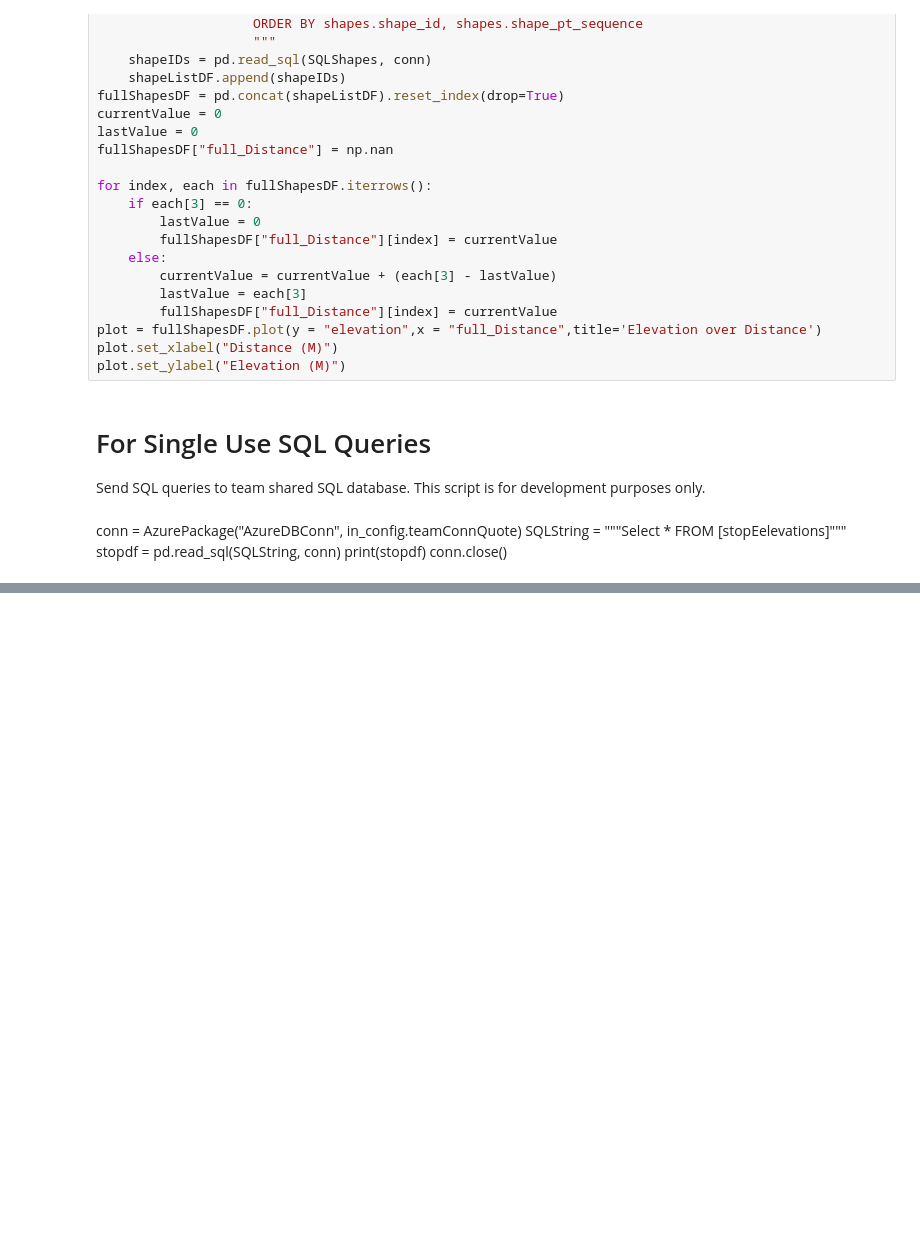
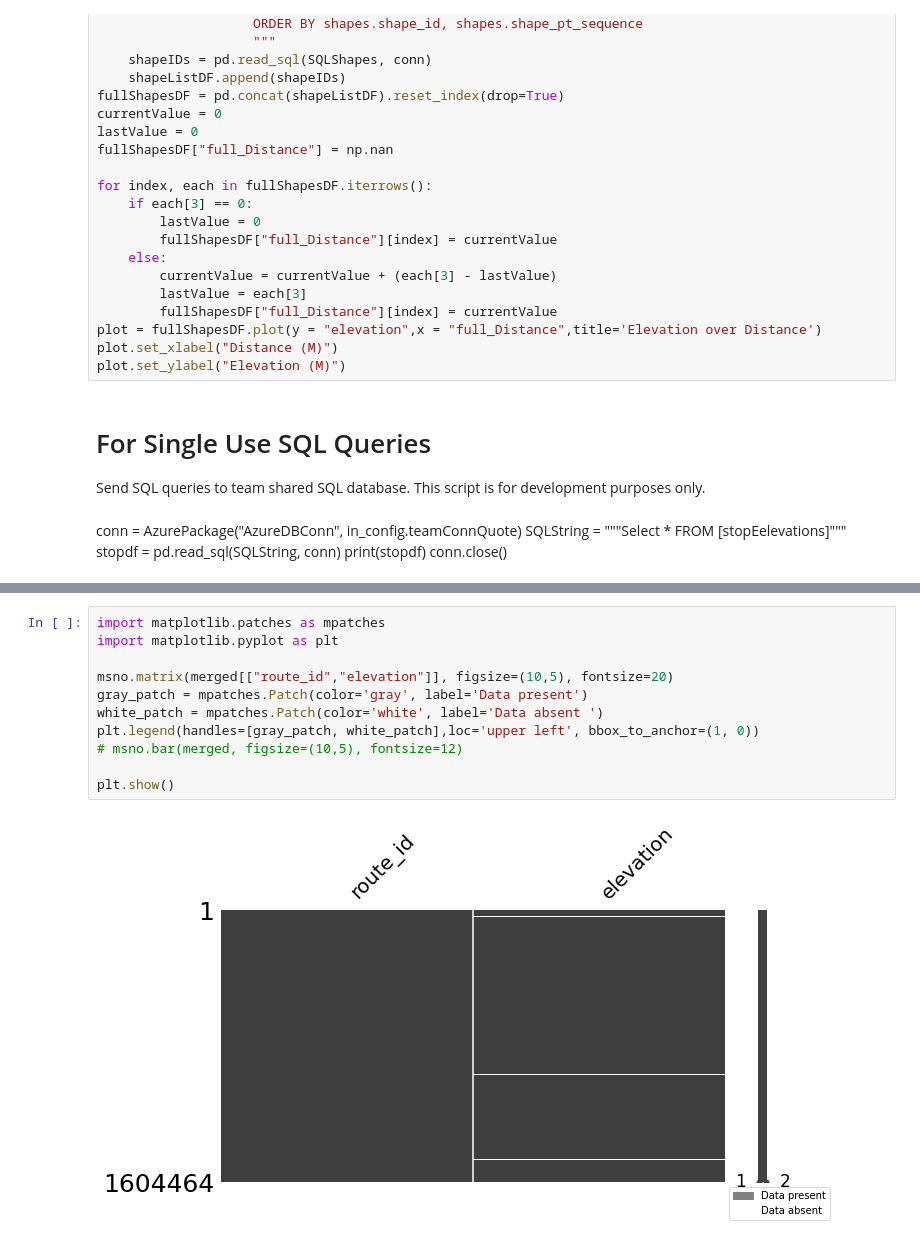
Before and after one commit to 3minuterecord/dapTbElectricBus, a Jupyter notebook: createNewData/CollectElevations.ipynb, the cells around one changed output, grey strips where cells are left out. Saved outputs shown, nothing was run; the diff lists cells and outputs as text; blank space fills up the shorter version.

Commit message:
Graphs Complete

```diff
--- a/createNewData/CollectElevations.ipynb
+++ b/createNewData/CollectElevations.ipynb
@@ -287 +278,14 @@ msno.matrix(merged[["route_id","elevation"]])
 [figure]
+# %%
+import matplotlib.patches as mpatches
+import matplotlib.pyplot as plt
+
+msno.matrix(merged[["route_id","elevation"]], figsize=(10,5), fontsize=20)
+gray_patch = mpatches.Patch(color='gray', label='Data present')
+white_patch = mpatches.Patch(color='white', label='Data absent ')
+plt.legend(handles=[gray_patch, white_patch],loc='upper left', bbox_to_anchor=(1, 0))
+# msno.bar(merged, figsize=(10,5), fontsize=12)
+
+plt.show()
+# %% [output]
+[figure, added]
```
Also changed, not shown: parts of 6 cells of this notebook.
